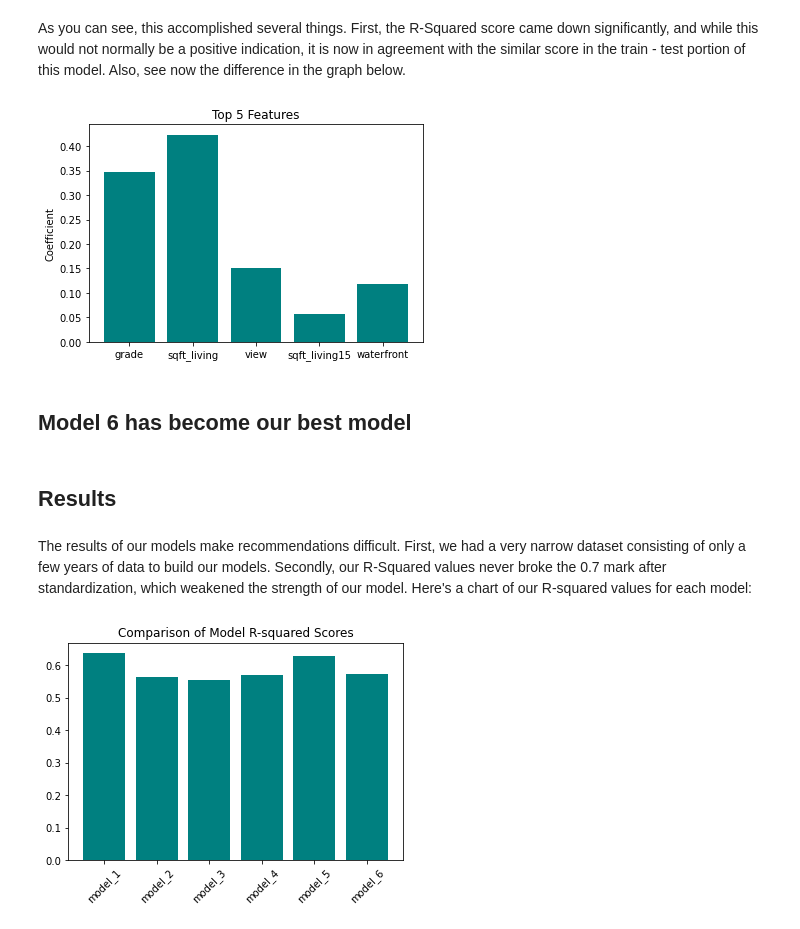
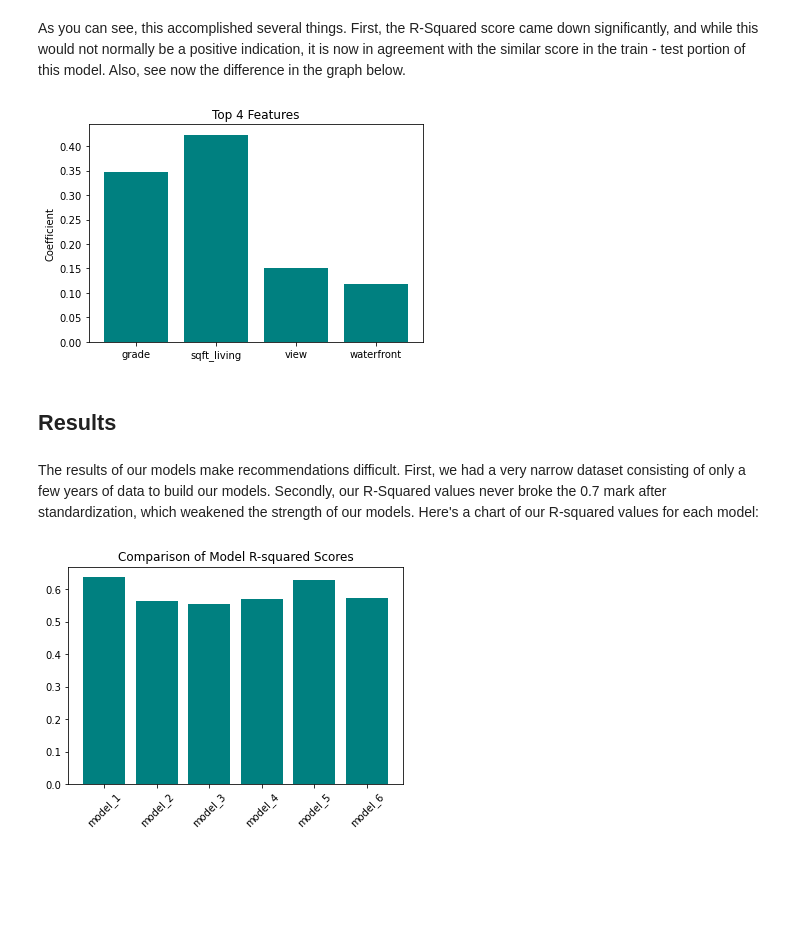
Before and after one commit to Pczo31/King-County-, a Jupyter notebook: project-notebook.ipynb, the cells around one changed output. Saved outputs shown, nothing was run; the diff lists cells and outputs as text; code cells hidden in the pictures; blank space fills up the shorter version.

```diff
--- a/project-notebook.ipynb
+++ b/project-notebook.ipynb
@@ -1524,21 +1553,19 @@ As you can see, this accomplished several things.  First, the R-Squared score ca
 # %%
 # Top results with positive coefficients
 figsize=(10,15)
 
-df_kc_bar={'grade':0.3482, 'sqft_living':0.4232, 'view':0.1520, 'sqft_living15':0.0578, 'waterfront':0.1175}
+df_kc_bar={'grade':0.3482, 'sqft_living':0.4232, 'view':0.1520, 'waterfront':0.1175}
 plt.bar(range(len(df_kc_bar)), list(df_kc_bar.values()), align='center', color=['teal'])
 plt.xticks(range(len(df_kc_bar)), list(df_kc_bar.keys()))
-plt.title("Top 5 Features")
+plt.title("Top 4 Features")
 plt.ylabel('Coefficient')
 plt.show()
 # %% [output]
-[figure, old version]
+[figure, new version]
-# %% [markdown]
-## Model 6 has become our best model
 # %% [markdown]
 ## Results
 # %% [markdown]
-The results of our models make recommendations difficult.  First, we had a very narrow dataset consisting of only a few years of data to build our models.  Secondly, our R-Squared values never broke the 0.7 mark after standardization, which weakened the strength of our model.  Here's a chart of our R-squared values for each model:
+The results of our models make recommendations difficult.  First, we had a very narrow dataset consisting of only a few years of data to build our models.  Secondly, our R-Squared values never broke the 0.7 mark after standardization, which weakened the strength of our models.  Here's a chart of our R-squared values for each model:
 # %%
 figsize=(15,11)
 df_kc_bar={'model_1':0.637, 'model_2':0.563, 'model_3':0.554, 'model_4':0.569, 'model_5':0.627, 'model_6':0.572}
```
Also changed, not shown: parts of 59 cells of this notebook.
